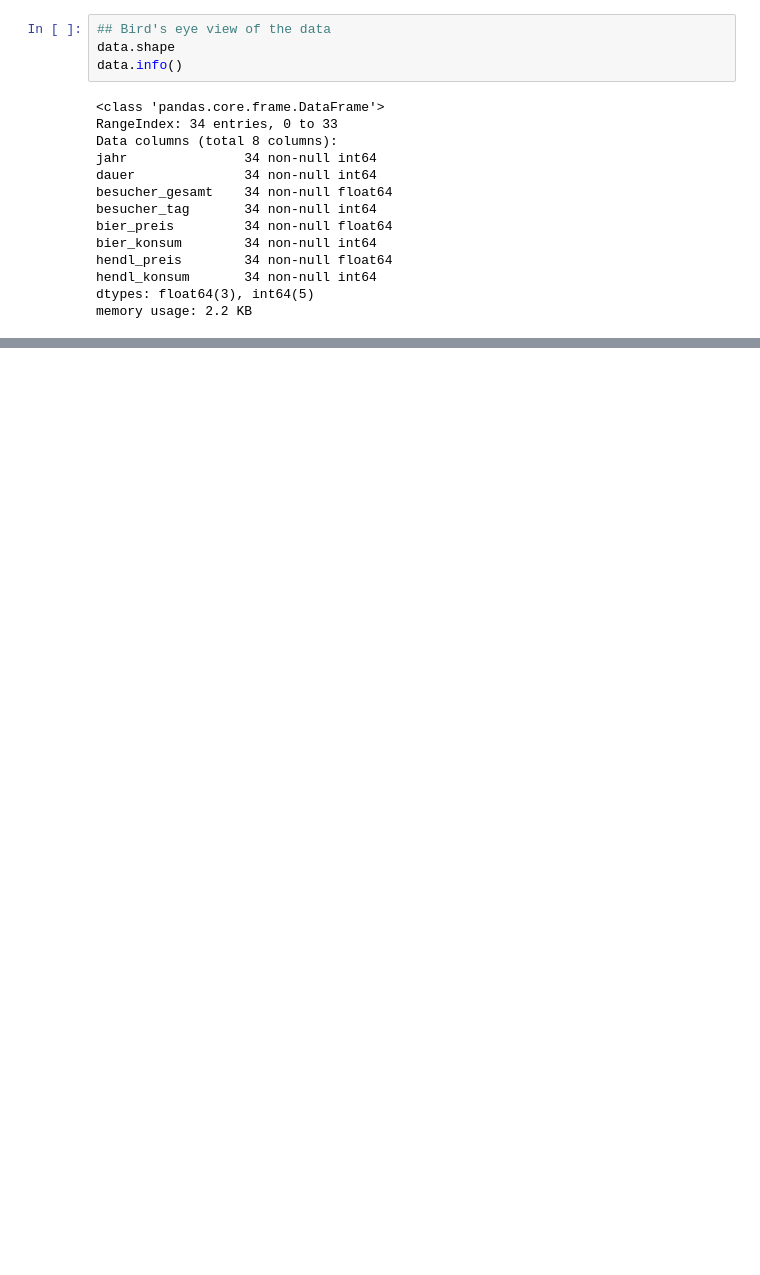
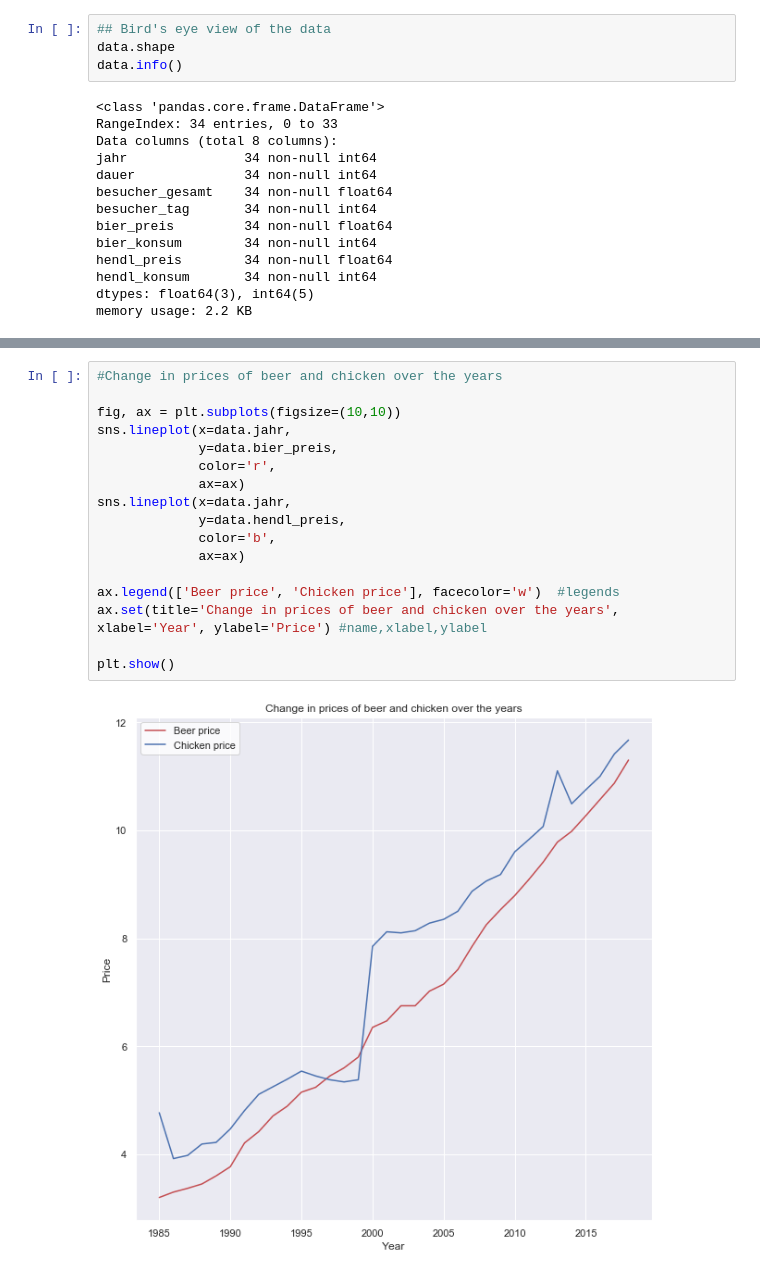
Before and after one commit to space4VV/Projects, a Jupyter notebook: Oktoberfest/OktoberfestAnalysis.ipynb, the cells around one changed output, grey strips where cells are left out. Cells and saved outputs as stored; diff of their text form; blank space fills up the shorter version.

```diff
--- a/Oktoberfest/OktoberfestAnalysis.ipynb
+++ b/Oktoberfest/OktoberfestAnalysis.ipynb
@@ -45,0 +69,19 @@ memory usage: 2.2 KB
+# %%
+#Change in prices of beer and chicken over the years
+
+fig, ax = plt.subplots(figsize=(10,10))
+sns.lineplot(x=data.jahr,
+             y=data.bier_preis,
+             color='r',
+             ax=ax)
+sns.lineplot(x=data.jahr,
+             y=data.hendl_preis,
+             color='b',
+             ax=ax)
+
+ax.legend(['Beer price', 'Chicken price'], facecolor='w')  #legends
+ax.set(title='Change in prices of beer and chicken over the years', xlabel='Year', ylabel='Price') #name,xlabel,ylabel
+
+plt.show()
+# %% [output]
+[figure, added]
```
Also changed, not shown: parts of 2 cells of this notebook.
